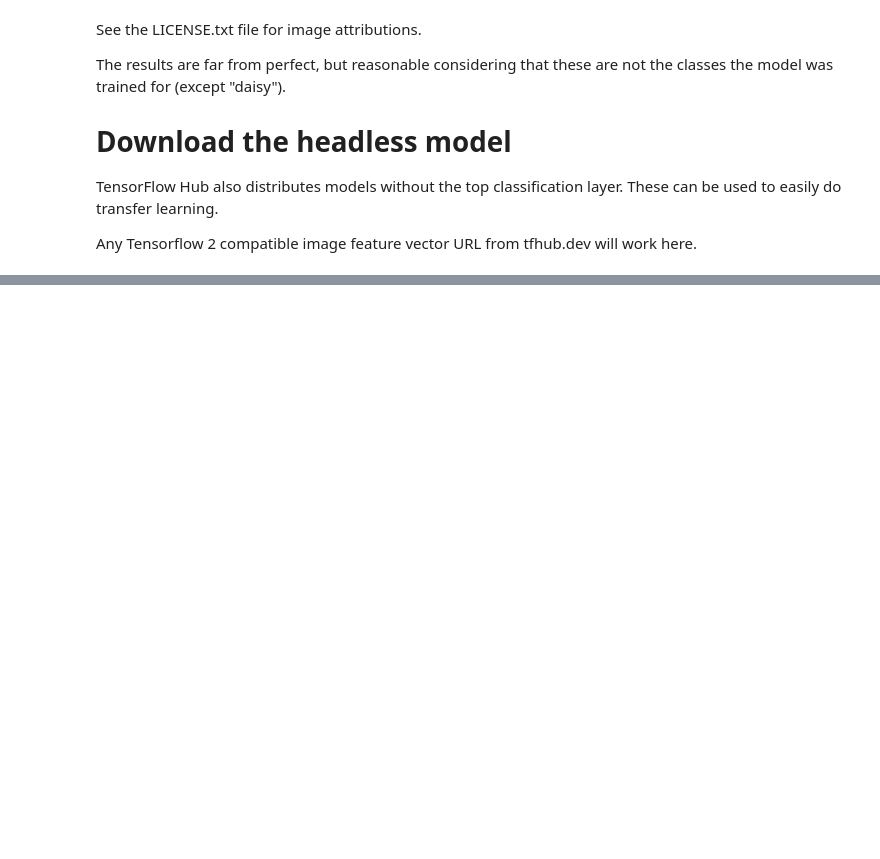
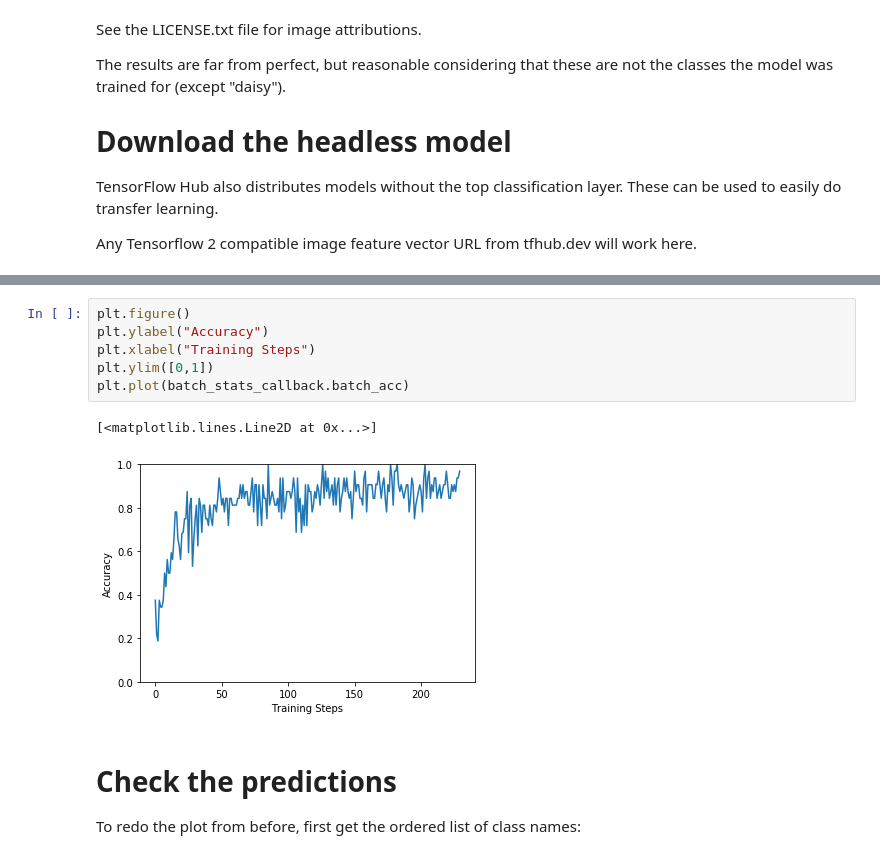
Before and after one commit to jmt0221/Tensorflow_2, a Jupyter notebook: images/Transfer_Learning_tfhub.ipynb, the cells around one changed output, grey strips where cells are left out. Drawn from its saved outputs; the diff is of its cells as text; blank space fills up the shorter version.

```diff
--- a/images/Transfer_Learning_tfhub.ipynb
+++ b/images/Transfer_Learning_tfhub.ipynb
@@ -150,0 +255,12 @@ Any Tensorflow 2 compatible image feature vector URL from tfhub.dev will work he
+# %%
+plt.figure()
+plt.ylabel("Accuracy")
+plt.xlabel("Training Steps")
+plt.ylim([0,1])
+plt.plot(batch_stats_callback.batch_acc)
+# %% [output]
+[<matplotlib.lines.Line2D at 0x...>]
+[figure, added]
+# %% [markdown]
+# Check the predictions
+To redo the plot from before, first get the ordered list of class names:
```
Also changed, not shown: parts of 22 cells of this notebook.
